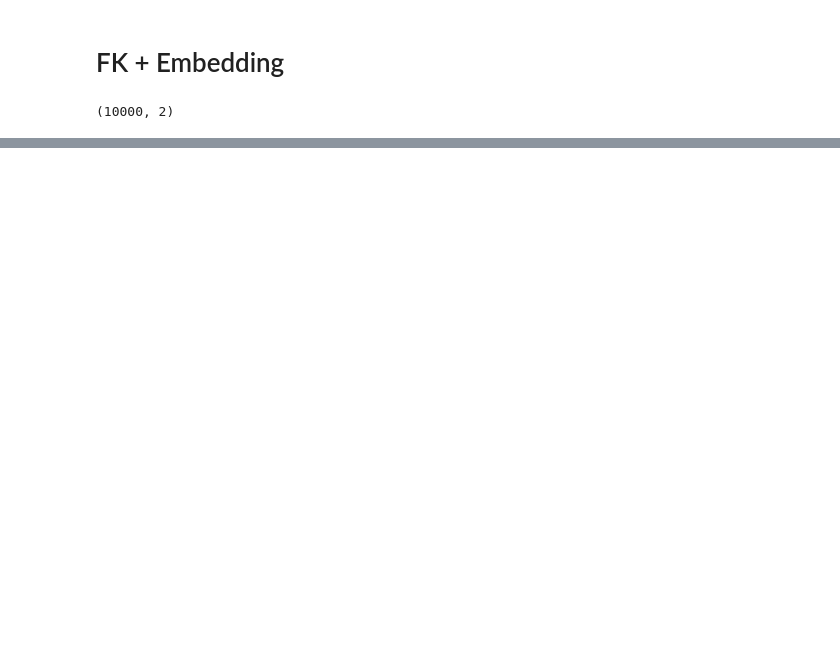
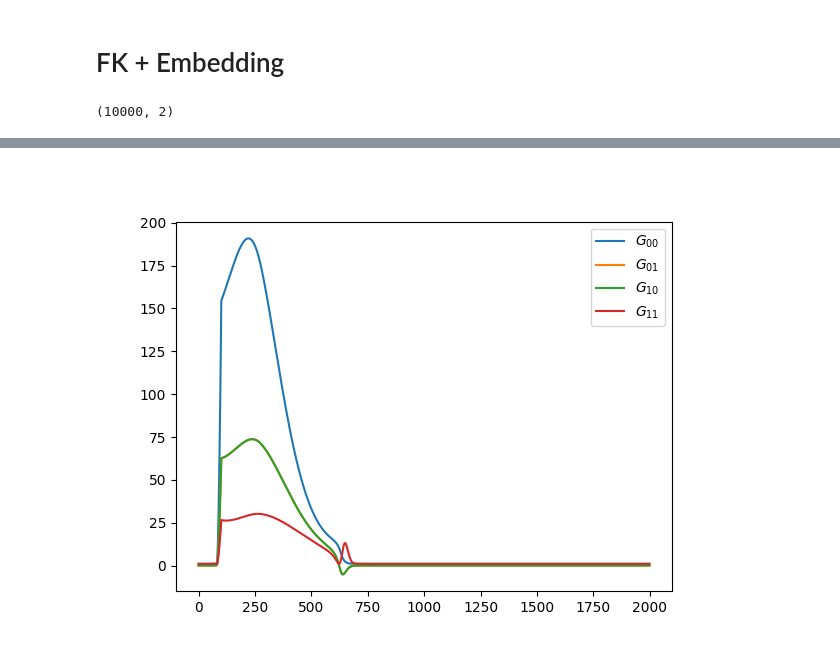
Before and after one commit to Bbosc/GDSOA, a Jupyter notebook: main.ipynb, the cells around one changed output, grey strips where cells are left out. Saved outputs shown, nothing was run; the diff lists cells and outputs as text; code cells hidden in the pictures; blank space fills up the shorter version.

```diff
--- a/main.ipynb
+++ b/main.ipynb
@@ -100,3 +101,14 @@ plt.show()
+# %%
+metric = np.stack(ds.metric_logger)
+plt.figure()
+plt.plot(range(metric.shape[0]), metric[:, 0, 0], label=r'$G_{00}$')
+plt.plot(range(metric.shape[0]), metric[:, 0, 1], label=r'$G_{01}$')
+plt.plot(range(metric.shape[0]), metric[:, 1, 0], label=r'$G_{10}$')
+plt.plot(range(metric.shape[0]), metric[:, 1, 1], label=r'$G_{11}$')
+plt.legend(loc='upper right')
+plt.show()
+# %% [output]
+[figure, added]
 # %%
 embed =np.stack(ds.hessian_logger)
 plt.figure()
```
Also changed, not shown: parts of 16 cells of this notebook, 1 other file.
